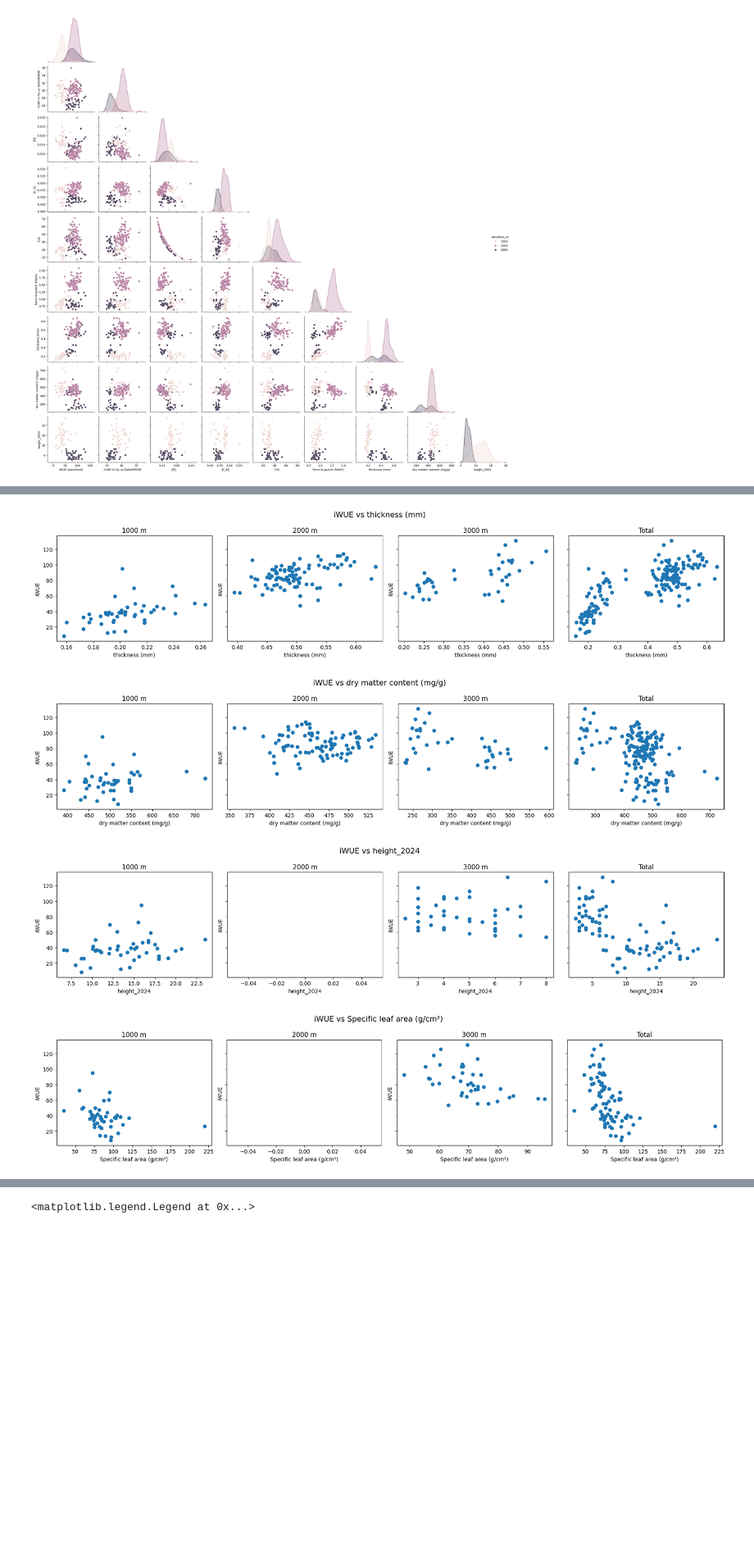
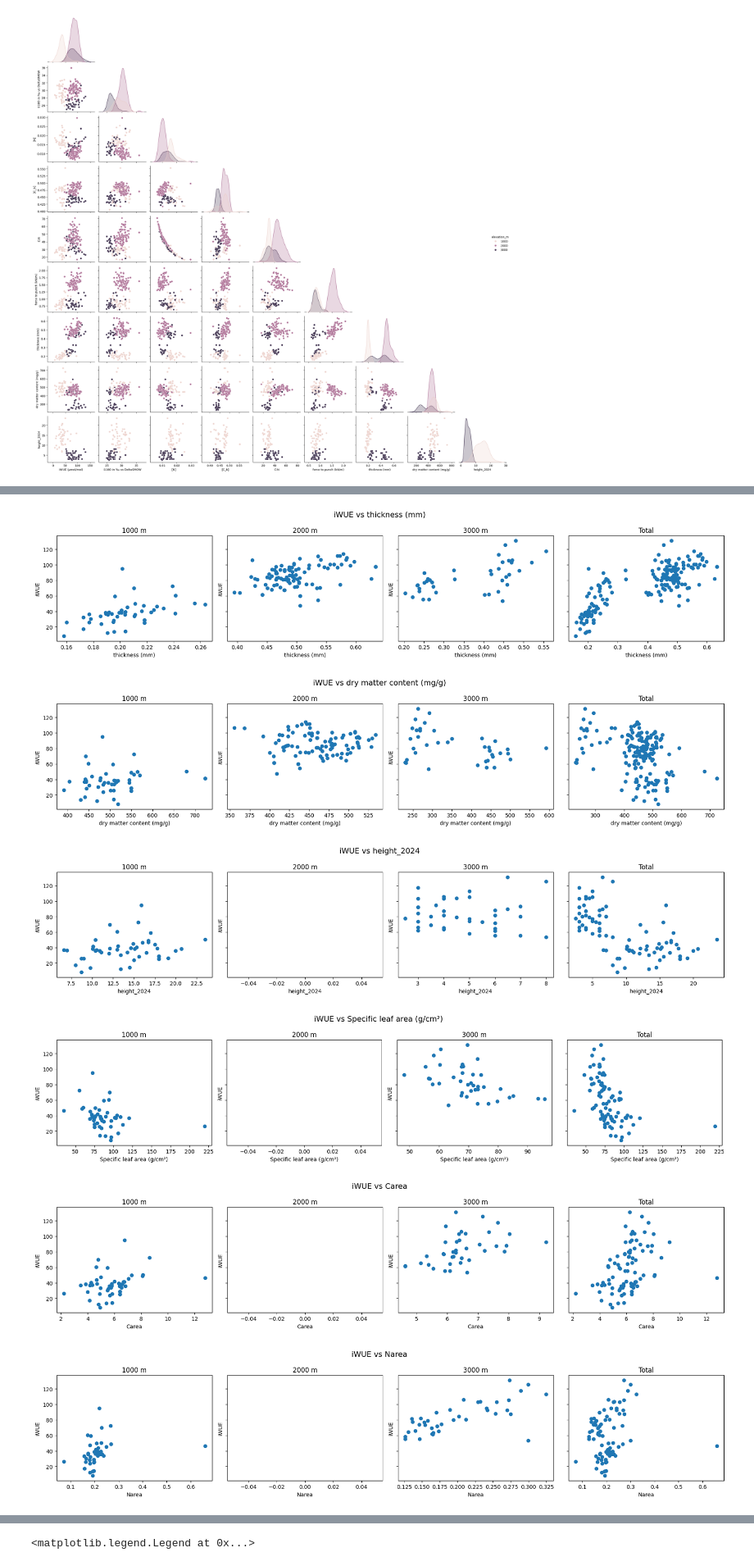
Before and after one commit to ajchavez94/NUMEX_preliminar, a Jupyter notebook: Preliminar.ipynb, the cells around one changed output, grey strips where cells are left out. Shown at 82% size. Cells and saved outputs as stored; diff of their text form; code cells hidden in the pictures; blank space fills up the shorter version.

```diff
--- a/Preliminar.ipynb
+++ b/Preliminar.ipynb
@@ -246,33 +246,35 @@ corr_pvalue(df)
 # %%
-traits = [vf1,vf2,vf3,vf5,vf7]
+traits = [vf1,vf2,vf3,vf5,vf7,"Carea","Narea"]
 elevations = [1000, 2000, 3000]
 
 df = data
 for trait in traits:
     fig, axes = plt.subplots(1, 4, figsize=(18, 4), sharey=True)
 
     # Elevation-specific plots
     for ax, elev in zip(axes[:3], elevations):
         subset = df[df['elevation_m'] == elev]
         ax.scatter(subset[trait], subset[vp1])
         ax.set_title(f'{elev} m')
         ax.set_xlabel(trait)
         ax.set_ylabel('iWUE')
 
     # Total dataset
     axes[3].scatter(df[trait], df[vp1])
     axes[3].set_title('Total')
     axes[3].set_xlabel(trait)
 
     plt.suptitle(f'iWUE vs {trait}', fontsize=14)
     plt.tight_layout()
     plt.show()
 # %% [output]
 [figure]
 [figure]
 [figure]
 [figure]
 [figure]
+[figure, added]
+[figure, added]
 # %%
 
 def create_boxplots(var,data, ax = None):
```
Also changed, not shown: parts of 5 cells of this notebook, 7 other files.
